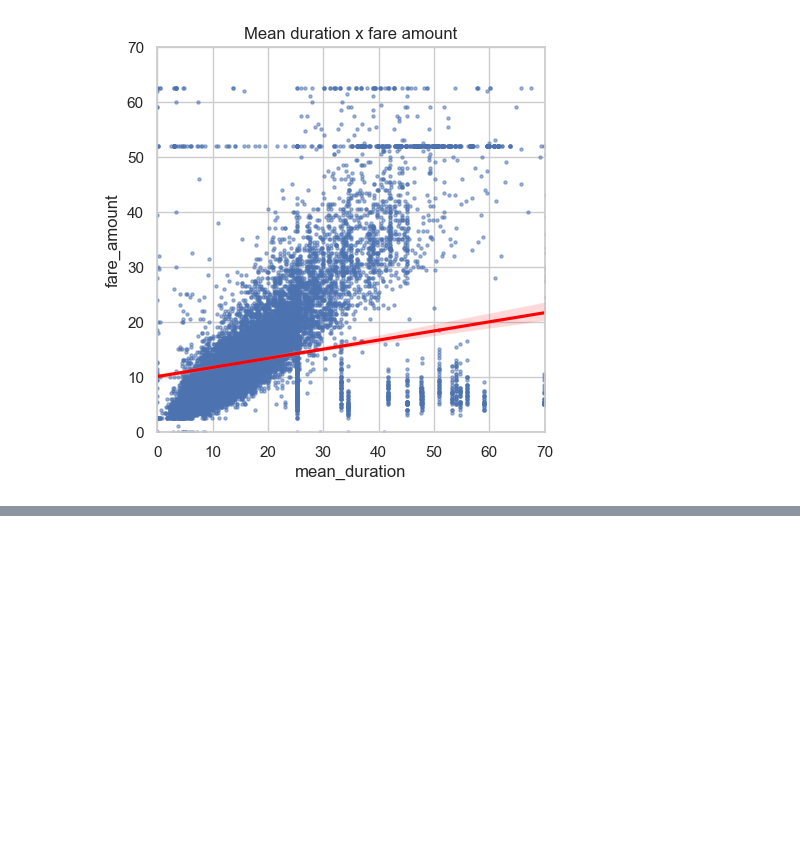
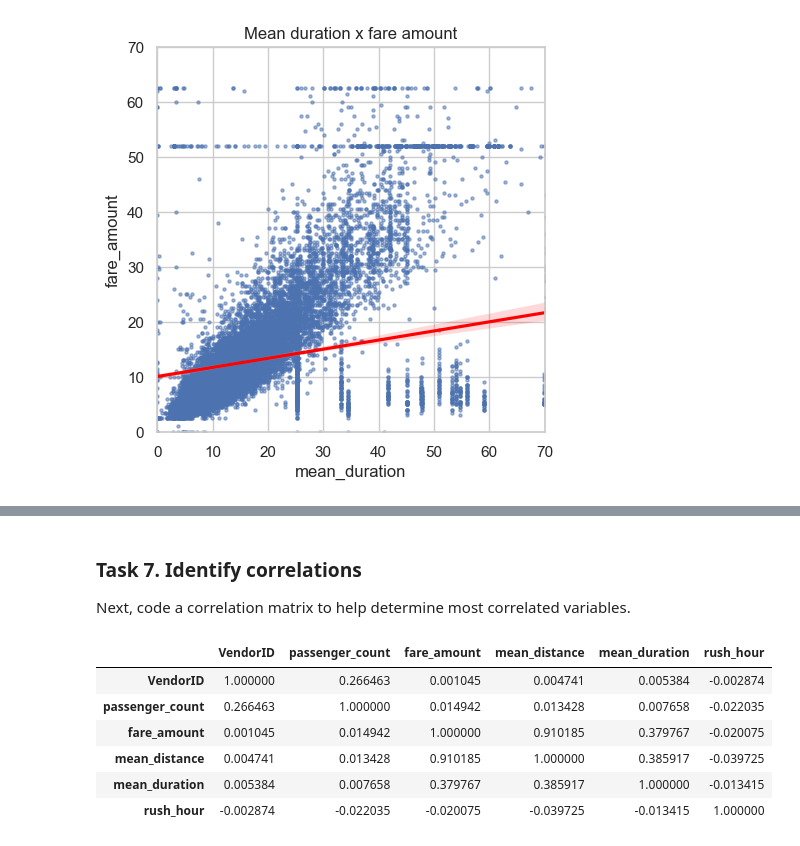
Before and after one commit to JSparktuneGrid/NYC-Taxi-regression-analysis, a Jupyter notebook: NYC_Taxi_regression.ipynb, the cells around one changed output, grey strips where cells are left out. Cells and saved outputs as stored; diff of their text form; code cells hidden in the pictures; blank space fills up the shorter version.

```diff
--- a/NYC_Taxi_regression.ipynb
+++ b/NYC_Taxi_regression.ipynb
@@ -584,0 +694,15 @@ Check the value of the rides in the second horizontal line in the scatter plot.
+# %% [markdown]
+### Task 7. Identify correlations
+
+Next, code a correlation matrix to help determine most correlated variables.
+# %%
+# Create correlation matrix containing pairwise correlation of columns, using pearson correlation coefficient
+df2.corr(method='pearson')
+# %% [output]
+|  | VendorID | passenger_count | fare_amount | mean_distance | mean_duration | rush_hour |
+| VendorID | 1.000000 | 0.266463 | 0.001045 | 0.004741 | 0.005384 | -0.002874 |
+| passenger_count | 0.266463 | 1.000000 | 0.014942 | 0.013428 | 0.007658 | -0.022035 |
+| fare_amount | 0.001045 | 0.014942 | 1.000000 | 0.910185 | 0.379767 | -0.020075 |
+| mean_distance | 0.004741 | 0.013428 | 0.910185 | 1.000000 | 0.385917 | -0.039725 |
+| mean_duration | 0.005384 | 0.007658 | 0.379767 | 0.385917 | 1.000000 | -0.013415 |
+| rush_hour | -0.002874 | -0.022035 | -0.020075 | -0.039725 | -0.013415 | 1.000000 |
```
Also changed, not shown: parts of 16 cells of this notebook.
